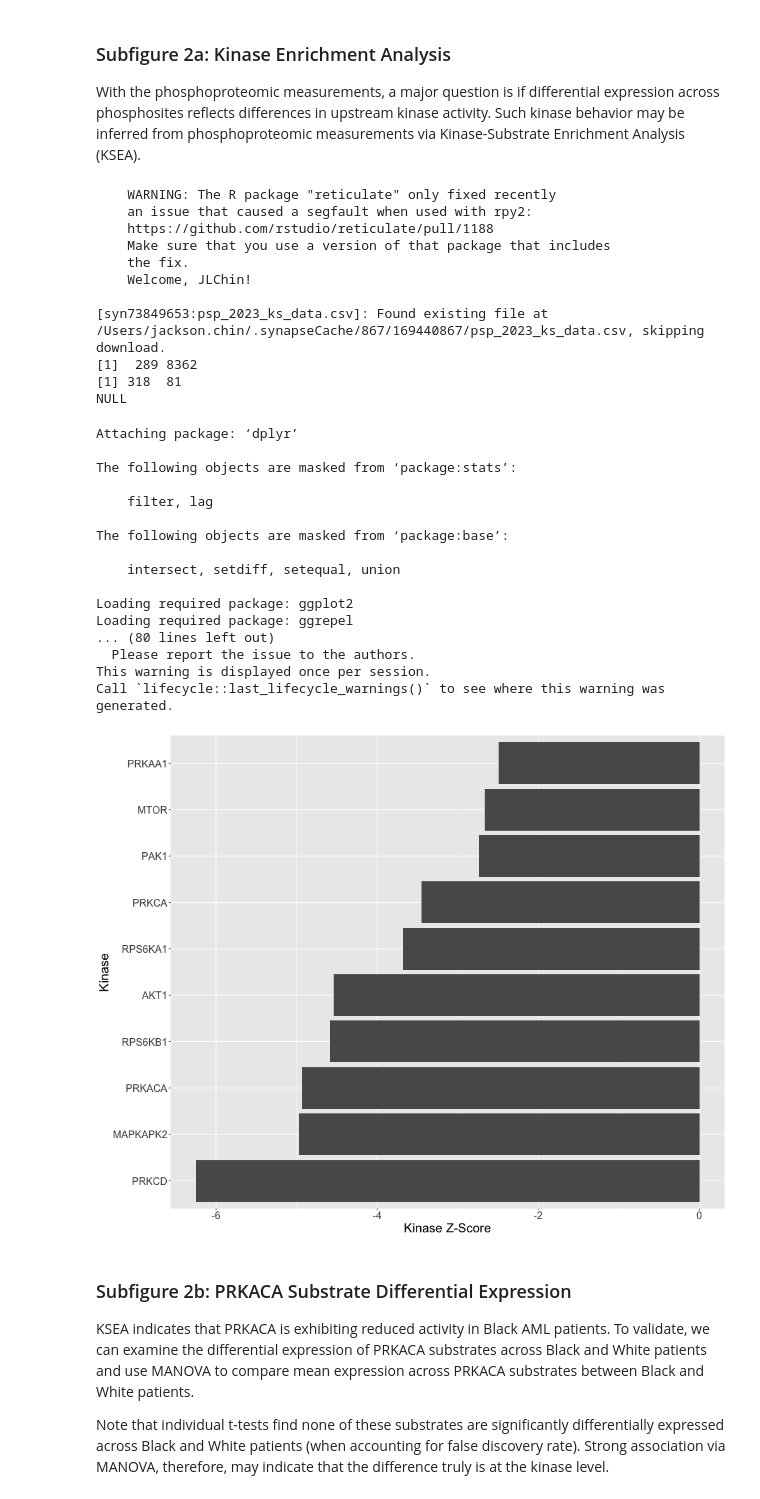
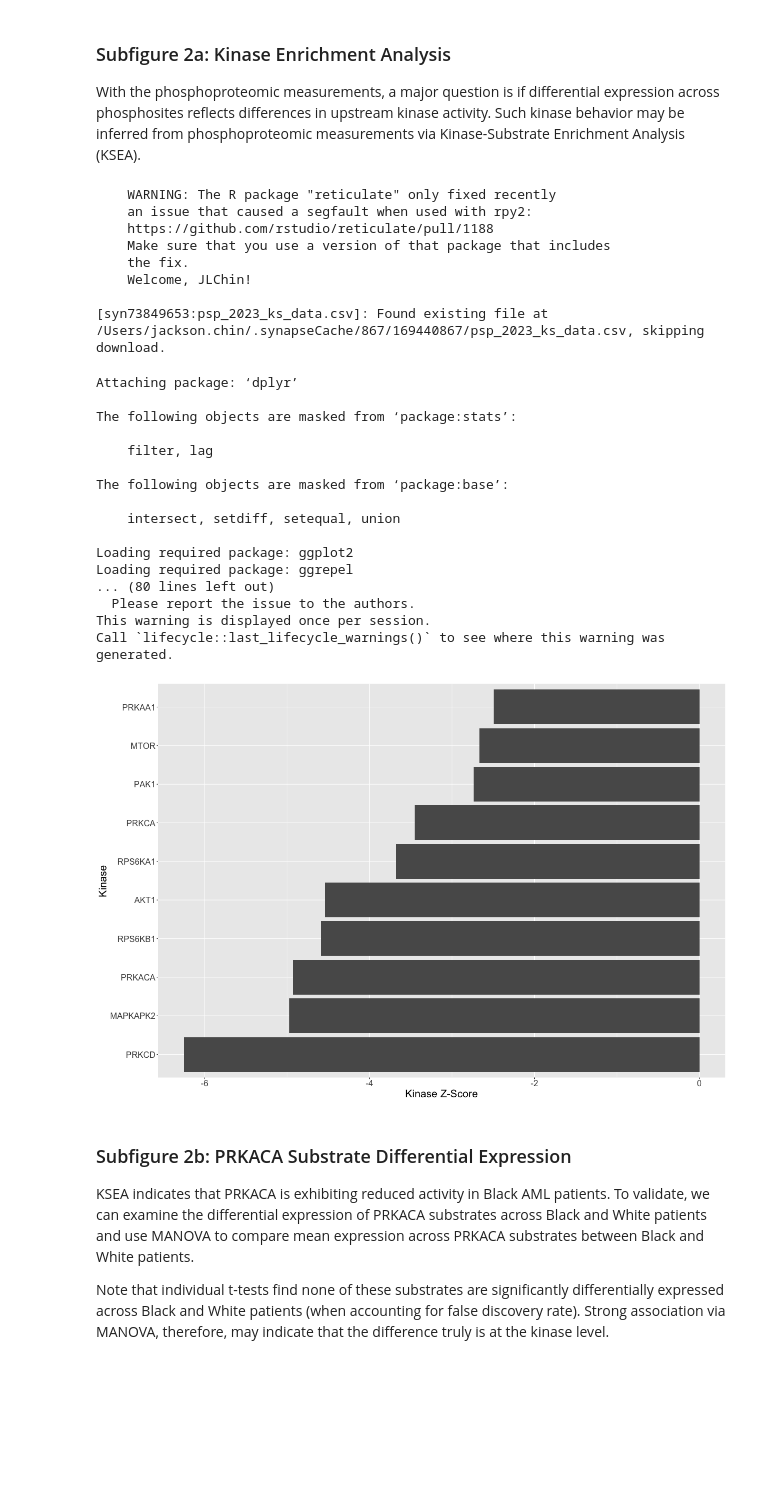
Before and after one commit to PNNL-CompBio/amlMultidrugResistance, a Jupyter notebook: aml_outcome_disparities/analysis/fig2/figure2.ipynb, the cells around one changed output. Cells and saved outputs as stored; diff of their text form; code cells hidden in the pictures; blank space fills up the shorter version.

```diff
--- a/aml_outcome_disparities/analysis/fig2/figure2.ipynb
+++ b/aml_outcome_disparities/analysis/fig2/figure2.ipynb
@@ -60,43 +57,40 @@ Welcome, JLChin!
 ### Subfigure 2a: Kinase Enrichment Analysis
 With the phosphoproteomic measurements, a major question is if differential expression across phosphosites reflects differences in upstream kinase activity. Such kinase behavior may be inferred from phosphoproteomic measurements via Kinase-Substrate Enrichment Analysis (KSEA).
 # %%
-%%R -w 1000 -h 800 -u px -i phospho_r -i meta_r
+%%R -w 1200 -h 800 -u px -i phospho_r -i meta_r
 source("../../src/r/proteomics/run_ksea.R")
 ksea_res <- run_ksea(phospho_r, meta_r)
 ksea_table <- ksea_res$table
 write.csv(ksea_res$table, "ksea_results.csv", row.names = FALSE)
-write.csv(ksea_res$links, "Kinase-Substrate Links.csv", row.names = FALSE)
+write.csv(ksea_res$links, "../../src/python/data/Kinase-Substrate Links.csv", row.names = FALSE)
 ksea_res$bar_chart
 # %% [output]
     WARNING: The R package "reticulate" only fixed recently
     an issue that caused a segfault when used with rpy2:
     https://github.com/rstudio/reticulate/pull/1188
     Make sure that you use a version of that package that includes
     the fix.
     Welcome, JLChin!
 
 [syn73849653:psp_2023_ks_data.csv]: Found existing file at /Users/jackson.chin/.synapseCache/867/169440867/psp_2023_ks_data.csv, skipping download.
-[1]  289 8362
-[1] 318  81
-NULL
 Attaching package: ‘dplyr’
 
 The following objects are masked from ‘package:stats’:
 
     filter, lag
 
 The following objects are masked from ‘package:base’:
 
     intersect, setdiff, setequal, union
 
 Loading required package: ggplot2
 Loading required package: ggrepel
 ... (80 lines left out)
   Please report the issue to the authors.
 This warning is displayed once per session.
 Call `lifecycle::last_lifecycle_warnings()` to see where this warning was
 generated.
-[figure, old version]
+[figure, new version]
 # %% [markdown]
 ### Subfigure 2b: PRKACA Substrate Differential Expression
 KSEA indicates that PRKACA is exhibiting reduced activity in Black AML patients. To validate, we can examine the differential expression of PRKACA substrates across Black and White patients and use MANOVA to compare mean expression across PRKACA substrates between Black and White patients.
```
Also changed, not shown: parts of 12 cells of this notebook, 2 other files.
